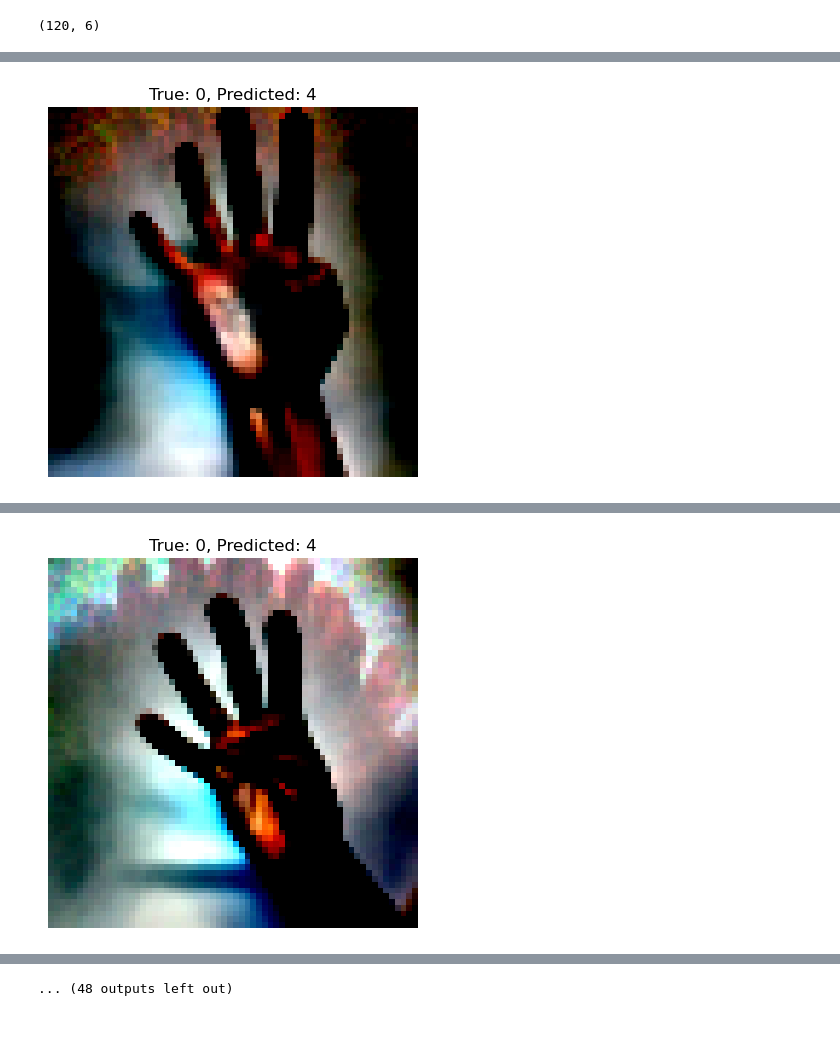
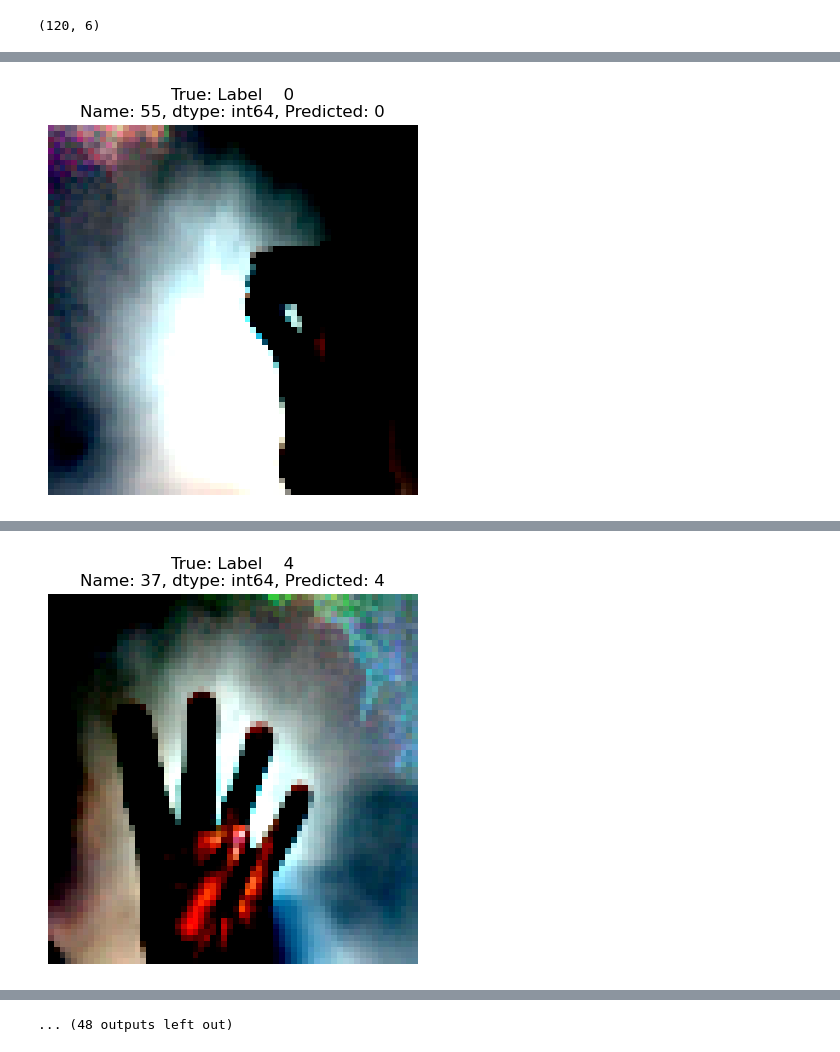
Before and after one commit to EngBrian/Finger_Signs_Detection, a Jupyter notebook: index.ipynb, the cells around one changed output, grey strips where cells are left out. Saved outputs shown, nothing was run; the diff lists cells and outputs as text; code cells hidden in the pictures.

```diff
--- a/index.ipynb
+++ b/index.ipynb
@@ -123,14 +123,19 @@ def create_model(input_shape, learning_rate = 0.001):
  X_input = Input(input_shape)
 
 # layer 1
- X = Conv2D(16, (3, 3), padding= 'same', activation='relu', name='Conv1')(X_input)
- X = MaxPool2D((2, 2), name='Pool1')(X)
- X = Dropout(0.2)(X)
- #layer 2
+ X = Conv2D(32, (3,3), activation='relu', padding='same')(X_input)
+ X = MaxPool2D((2,2))(X)
+ X = Dropout(0.3)(X)
 
- X = Conv2D(32, (3,3), padding = 'same', activation = 'relu', name = 'Conv2')(X)
- X = MaxPool2D((2,2), name = 'Pool2')(X)
- X = Dropout(0.2)(X)
+# layer 2
+ X = Conv2D(64, (3,3), activation='relu', padding='same')(X)
+ X = MaxPool2D((2,2))(X)
+ X = Dropout(0.3)(X)
+
+# layer 3
+ X = Conv2D(128, (3,3), activation='relu', padding='same')(X)
+ X = MaxPool2D((2,2))(X)
+ X = Dropout(0.4)(X)
 
  # Fully connected layers
  X = Flatten()(X)
@@ -234,7 +239,7 @@ plt.show()
 for i in range(20):
     idx = np.random.randint(len(X_test_norm))
     image = X_test_norm[idx]
-    true_label = np.argmax(y_test.iloc[idx].values)
+    true_label = y_test.iloc[idx]
     pred_label = np.argmax(M1.predict(np.expand_dims(image, axis=0)))
 
     plt.imshow(image)
@@ -247 +252 @@ Clipping input data to the valid range for imshow with RGB data ([0..1] for floa
-[figure, old version]
+[figure, new version]
@@ -250 +255 @@ Clipping input data to the valid range for imshow with RGB data ([0..1] for floa
-[figure, old version]
+[figure, new version]
```
Also changed, not shown: parts of 8 cells of this notebook.
